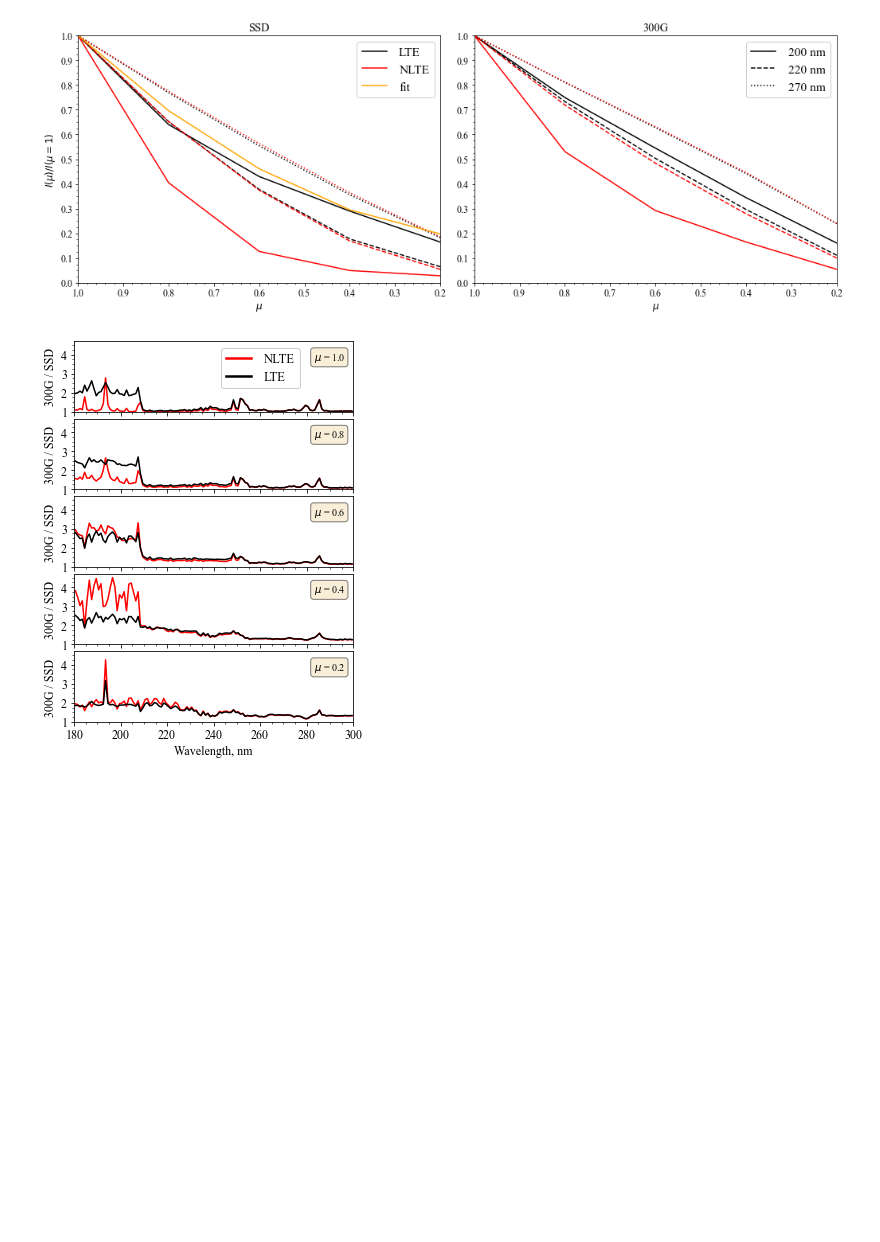
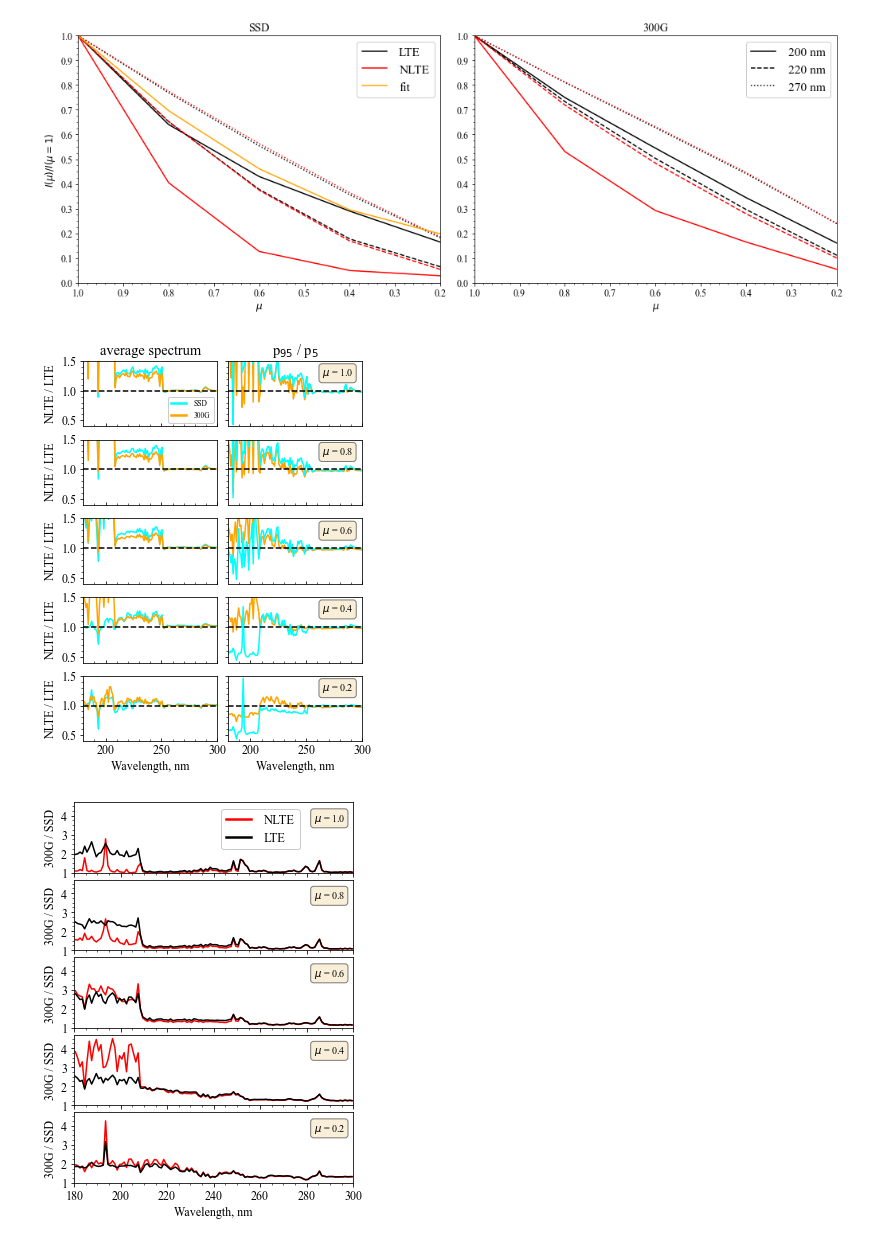
Before and after one commit to rtagirov/1.5D_mac, a Jupyter notebook: veronika/nlte_spec_veronika.ipynb, the cells around one changed output. Cells and saved outputs as stored; diff of their text form; code cells hidden in the pictures; blank space fills up the shorter version.

```diff
--- a/veronika/nlte_spec_veronika.ipynb
+++ b/veronika/nlte_spec_veronika.ipynb
@@ -986,45 +986,52 @@ for i in range(5):
 
     ax[4 - i, 0].set_ylabel('NLTE / LTE')
 
-    ax[4 - i, 1].text(264, 6, r'$\mu$ = ' + mu[i], fontsize = 10, verticalalignment = 'top', bbox = props)
+#    ax[4 - i, 1].text(264, 6, r'$\mu$ = ' + mu[i], fontsize = 10, verticalalignment = 'top', bbox = props)
+    ax[4 - i, 1].text(264, 1.4, r'$\mu$ = ' + mu[i], fontsize = 10, verticalalignment = 'top', bbox = props)
 
     ax[4 - i, 0].set_xlim(180, 300)
     ax[4 - i, 1].set_xlim(180, 300)
 
-    ax[4 - i, 0].set_ylim(0.4, 10)
-    ax[4 - i, 1].set_ylim(0.4, 10)
+    ax[4 - i, 0].set_ylim(0.4, 1.5)
+    ax[4 - i, 1].set_ylim(0.4, 1.5)
 
     ax[4 - i, 0].xaxis.set_major_locator(MultipleLocator(50))
     ax[4 - i, 0].xaxis.set_minor_locator(AutoMinorLocator(5))
+
+    ax[4 - i, 0].yaxis.set_minor_locator(AutoMinorLocator(5))
+    ax[4 - i, 1].yaxis.set_minor_locator(AutoMinorLocator(5))
 
     ax[4 - i, 1].xaxis.set_major_locator(MultipleLocator(50))
     ax[4 - i, 1].xaxis.set_minor_locator(AutoMinorLocator(5))
 
     ax[4 - i, 0].tick_params(axis = 'x', which = 'both', direction = 'in')
     ax[4 - i, 1].tick_params(axis = 'x', which = 'both', direction = 'in')
 
 #    ax[4 - i, 0].set_yscale('log')
 #    ax[4 - i, 1].set_yscale('log')
 
     if i != 0:
 
         ax[4 - i, 0].xaxis.set_ticklabels([])
         ax[4 - i, 1].xaxis.set_ticklabels([])
 
 #    ax[4 - i, 0].yaxis.set_ticklabels([])
     ax[4 - i, 1].yaxis.set_ticklabels([])
 
 ax[4, 0].set_xlabel('Wavelength, nm')
 ax[4, 1].set_xlabel('Wavelength, nm')
 
-leg = ax[0, 0].legend(framealpha = 1, loc = 1, handletextpad = 1, prop = {'size': 10.5})
+#leg = ax[0, 0].legend(framealpha = 1, loc = 1, handletextpad = 1, prop = {'size': 10.5})
+leg = ax[0, 0].legend(framealpha = 1, loc = 4, handletextpad = 1, prop = {'size': 7.5})
 
 for obj in leg.legendHandles: obj.set_linewidth(2.5)
 
 ax[0, 0].set_title('average spectrum')
 ax[0, 1].set_title(r'p$_{95}$ / p$_{5}$')
 
 plt.savefig('./fig/nlte_lte_ratio.pdf', bbox_inches = 'tight')
+# %% [output]
+[figure, added]
 # %%
 import matplotlib.pyplot as plt
 
```
Also changed, not shown: 1 other file.
